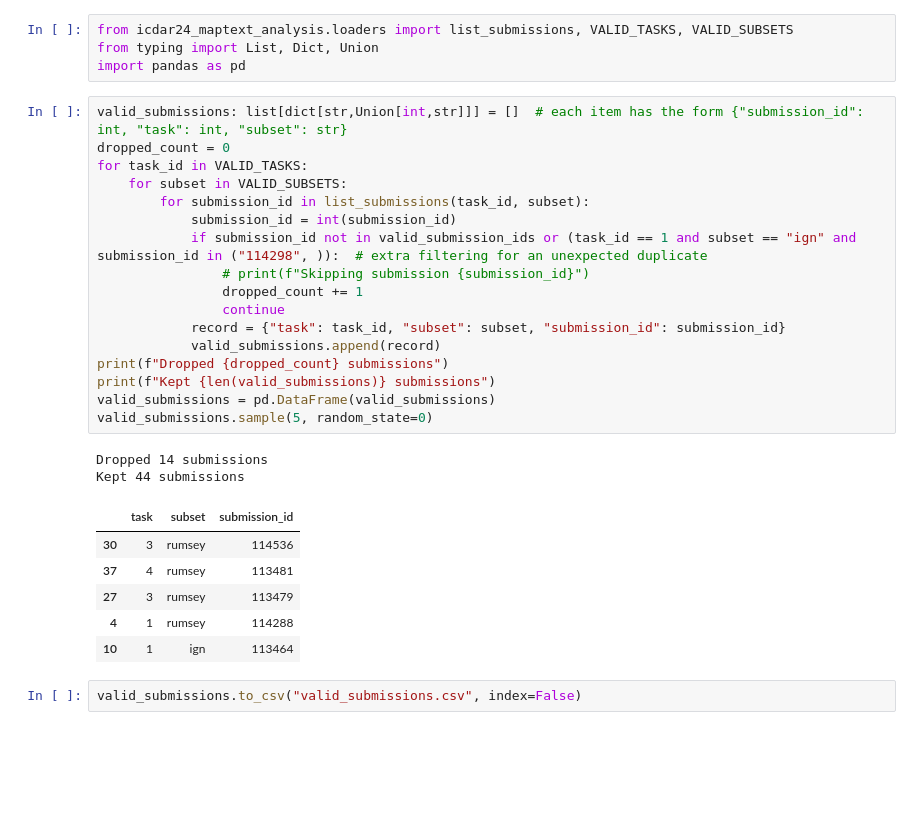
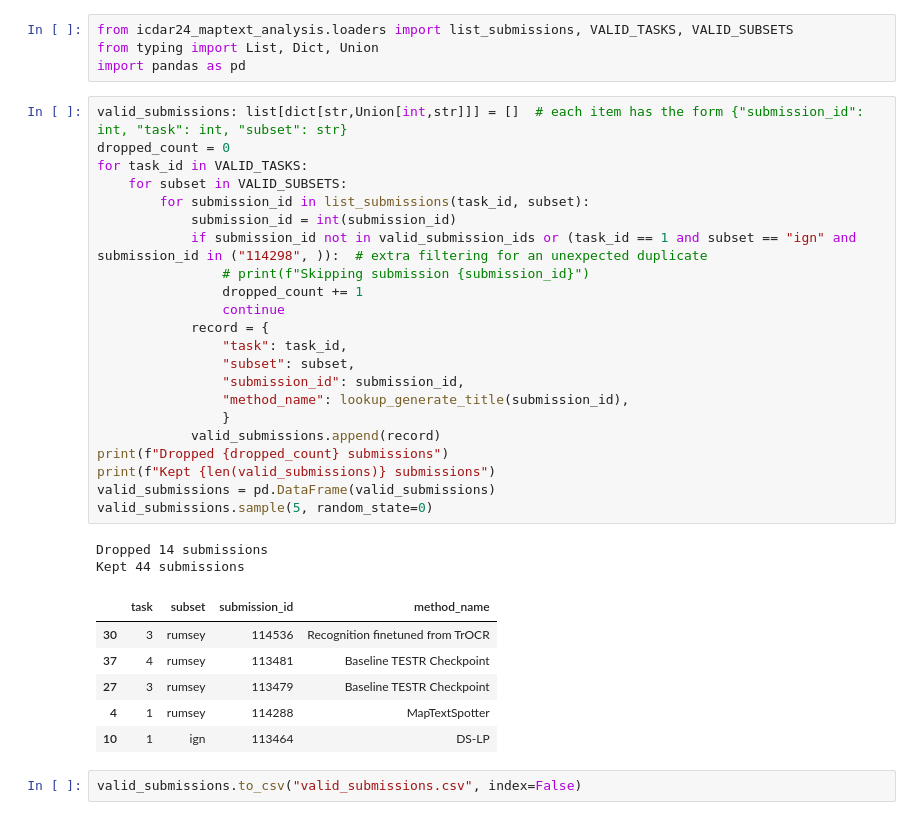
Before and after one commit to icdar-maptext/analysis, a Jupyter notebook: 01-list-valid-submissions.ipynb, the cells around one changed output. Saved outputs shown, nothing was run; the diff lists cells and outputs as text; blank space fills up the shorter version.

Commit message:
Add submission names to list of valid submissions

```diff
--- a/01-list-valid-submissions.ipynb
+++ b/01-list-valid-submissions.ipynb
@@ -147,29 +146,34 @@ import pandas as pd
 # %%
 valid_submissions: list[dict[str,Union[int,str]]] = []  # each item has the form {"submission_id": int, "task": int, "subset": str}
 dropped_count = 0
 for task_id in VALID_TASKS:
     for subset in VALID_SUBSETS:
         for submission_id in list_submissions(task_id, subset):
             submission_id = int(submission_id)
             if submission_id not in valid_submission_ids or (task_id == 1 and subset == "ign" and submission_id in ("114298", )):  # extra filtering for an unexpected duplicate
                 # print(f"Skipping submission {submission_id}")
                 dropped_count += 1
                 continue
-            record = {"task": task_id, "subset": subset, "submission_id": submission_id}
+            record = {
+                "task": task_id,
+                "subset": subset,
+                "submission_id": submission_id,
+                "method_name": lookup_generate_title(submission_id),
+                }
             valid_submissions.append(record)
 print(f"Dropped {dropped_count} submissions")
 print(f"Kept {len(valid_submissions)} submissions")
 valid_submissions = pd.DataFrame(valid_submissions)
 valid_submissions.sample(5, random_state=0)
 # %% [output]
 Dropped 14 submissions
 Kept 44 submissions
-|  | task | subset | submission_id |
-| 30 | 3 | rumsey | 114536 |
-| 37 | 4 | rumsey | 113481 |
-| 27 | 3 | rumsey | 113479 |
-| 4 | 1 | rumsey | 114288 |
-| 10 | 1 | ign | 113464 |
+|  | task | subset | submission_id | method_name |
+| 30 | 3 | rumsey | 114536 | Recognition finetuned from TrOCR |
+| 37 | 4 | rumsey | 113481 | Baseline TESTR Checkpoint |
+| 27 | 3 | rumsey | 113479 | Baseline TESTR Checkpoint |
+| 4 | 1 | rumsey | 114288 | MapTextSpotter |
+| 10 | 1 | ign | 113464 | DS-LP |
 # %%
 valid_submissions.to_csv("valid_submissions.csv", index=False)
 # %%
```
Also changed, not shown: parts of 3 cells of this notebook, 3 other files.
